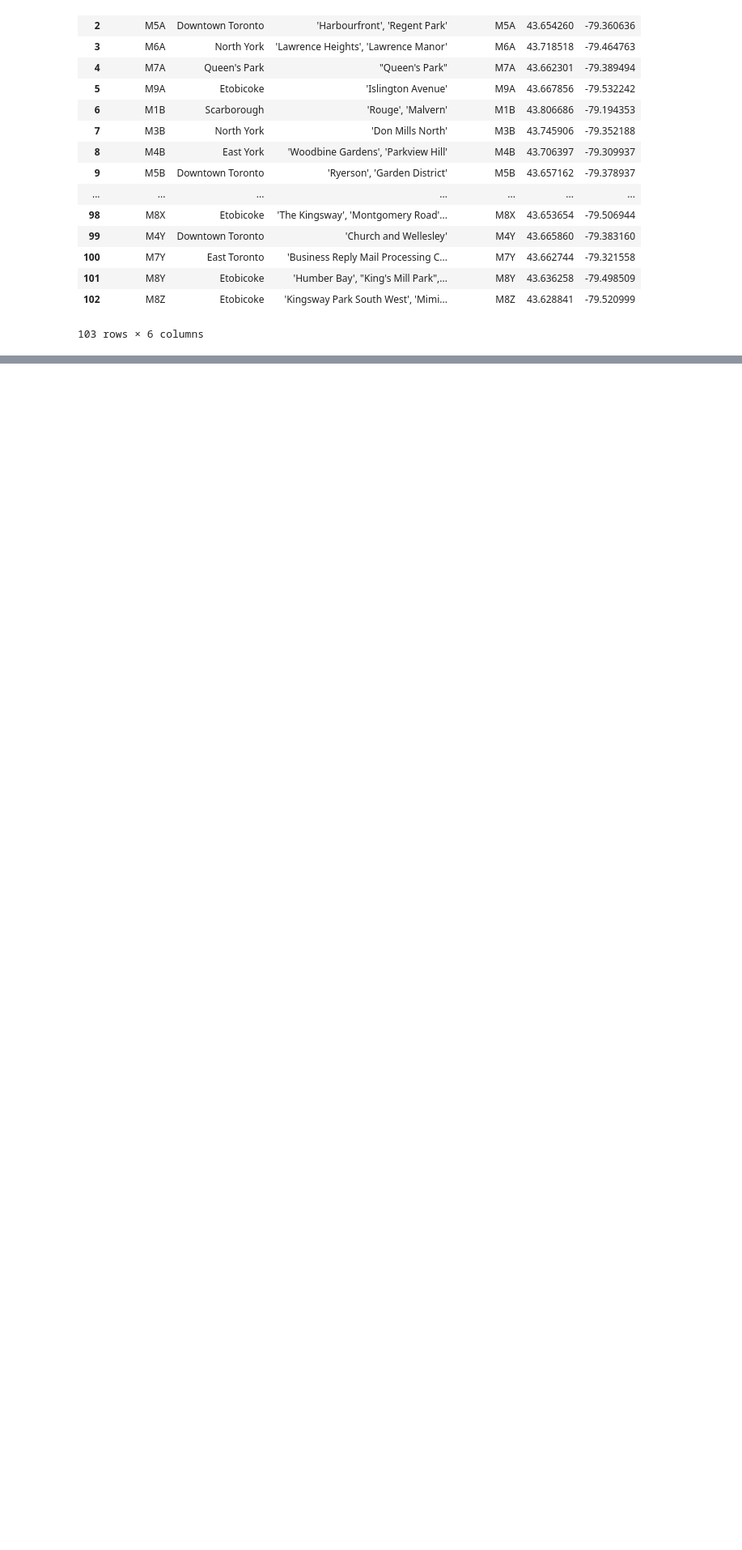
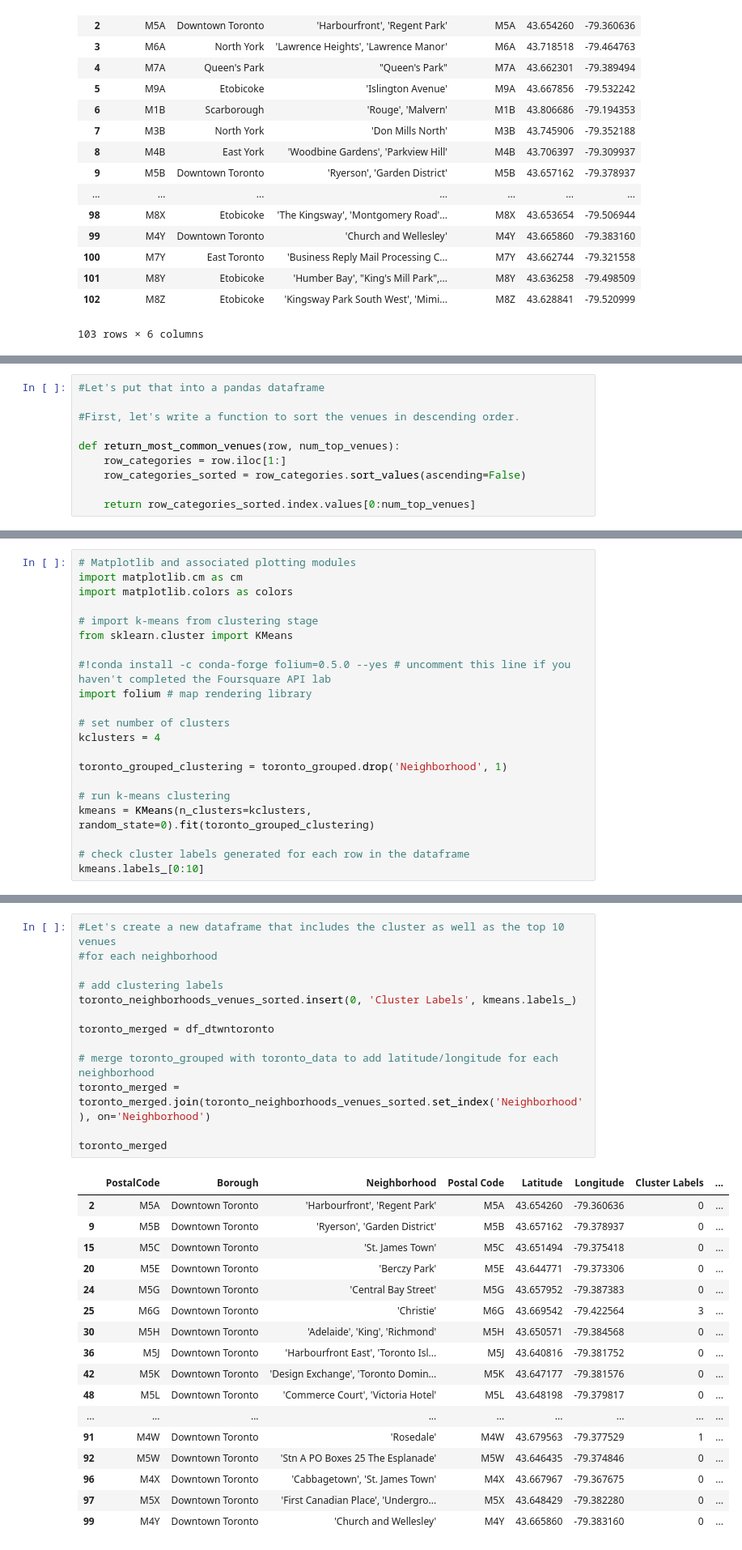
Before and after one commit to Amavisd/Coursera_Capstone, a Jupyter notebook: IBM-DataScience-Course9-Week4-Assignment Submission.ipynb, the cells around one changed output, grey strips where cells are left out. Shown: that part at 81% size. Drawn from its saved outputs; the diff is of its cells as text; blank space fills up the shorter version.

Commit message:
Updated the file with the submission details for clustering

```diff
--- a/IBM-DataScience-Course9-Week4-Assignment Submission.ipynb
+++ b/IBM-DataScience-Course9-Week4-Assignment Submission.ipynb
@@ -276,0 +459,10 @@ finalresult
+# %%
+#Let's put that into a pandas dataframe
+
+#First, let's write a function to sort the venues in descending order.
+
+def return_most_common_venues(row, num_top_venues):
+    row_categories = row.iloc[1:]
+    row_categories_sorted = row_categories.sort_values(ascending=False)
+
+    return row_categories_sorted.index.values[0:num_top_venues]
@@ -276,0 +500,21 @@ finalresult
+# %%
+# Matplotlib and associated plotting modules
+import matplotlib.cm as cm
+import matplotlib.colors as colors
+
+# import k-means from clustering stage
+from sklearn.cluster import KMeans
+
+#!conda install -c conda-forge folium=0.5.0 --yes # uncomment this line if you haven't completed the Foursquare API lab
+import folium # map rendering library
+
+# set number of clusters
+kclusters = 4
+
+toronto_grouped_clustering = toronto_grouped.drop('Neighborhood', 1)
+
+# run k-means clustering
+kmeans = KMeans(n_clusters=kclusters, random_state=0).fit(toronto_grouped_clustering)
+
+# check cluster labels generated for each row in the dataframe
+kmeans.labels_[0:10]
@@ -276,0 +523,31 @@ finalresult
+# %%
+#Let's create a new dataframe that includes the cluster as well as the top 10 venues
+#for each neighborhood
+
+# add clustering labels
+toronto_neighborhoods_venues_sorted.insert(0, 'Cluster Labels', kmeans.labels_)
+
+toronto_merged = df_dtwntoronto
+
+# merge toronto_grouped with toronto_data to add latitude/longitude for each neighborhood
+toronto_merged = toronto_merged.join(toronto_neighborhoods_venues_sorted.set_index('Neighborhood'), on='Neighborhood')
+
+toronto_merged
+# %% [output]
+|  | PostalCode | Borough | Neighborhood | Postal Code | Latitude | Longitude | Cluster Labels | ... |
+| 2 | M5A | Downtown Toronto | 'Harbourfront', 'Regent Park' | M5A | 43.654260 | -79.360636 | 0 | ... |
+| 9 | M5B | Downtown Toronto | 'Ryerson', 'Garden District' | M5B | 43.657162 | -79.378937 | 0 | ... |
+| 15 | M5C | Downtown Toronto | 'St. James Town' | M5C | 43.651494 | -79.375418 | 0 | ... |
+| 20 | M5E | Downtown Toronto | 'Berczy Park' | M5E | 43.644771 | -79.373306 | 0 | ... |
+| 24 | M5G | Downtown Toronto | 'Central Bay Street' | M5G | 43.657952 | -79.387383 | 0 | ... |
+| 25 | M6G | Downtown Toronto | 'Christie' | M6G | 43.669542 | -79.422564 | 3 | ... |
+| 30 | M5H | Downtown Toronto | 'Adelaide', 'King', 'Richmond' | M5H | 43.650571 | -79.384568 | 0 | ... |
+| 36 | M5J | Downtown Toronto | 'Harbourfront East', 'Toronto Isl... | M5J | 43.640816 | -79.381752 | 0 | ... |
+| 42 | M5K | Downtown Toronto | 'Design Exchange', 'Toronto Domin... | M5K | 43.647177 | -79.381576 | 0 | ... |
+| 48 | M5L | Downtown Toronto | 'Commerce Court', 'Victoria Hotel' | M5L | 43.648198 | -79.379817 | 0 | ... |
+| ... | ... | ... | ... | ... | ... | ... | ... | ... |
+| 91 | M4W | Downtown Toronto | 'Rosedale' | M4W | 43.679563 | -79.377529 | 1 | ... |
+| 92 | M5W | Downtown Toronto | 'Stn A PO Boxes 25 The Esplanade' | M5W | 43.646435 | -79.374846 | 0 | ... |
+| 96 | M4X | Downtown Toronto | 'Cabbagetown', 'St. James Town' | M4X | 43.667967 | -79.367675 | 0 | ... |
+| 97 | M5X | Downtown Toronto | 'First Canadian Place', 'Undergro... | M5X | 43.648429 | -79.382280 | 0 | ... |
+| 99 | M4Y | Downtown Toronto | 'Church and Wellesley' | M4Y | 43.665860 | -79.383160 | 0 | ... |
```
Also changed, not shown: parts of 19 cells of this notebook.
